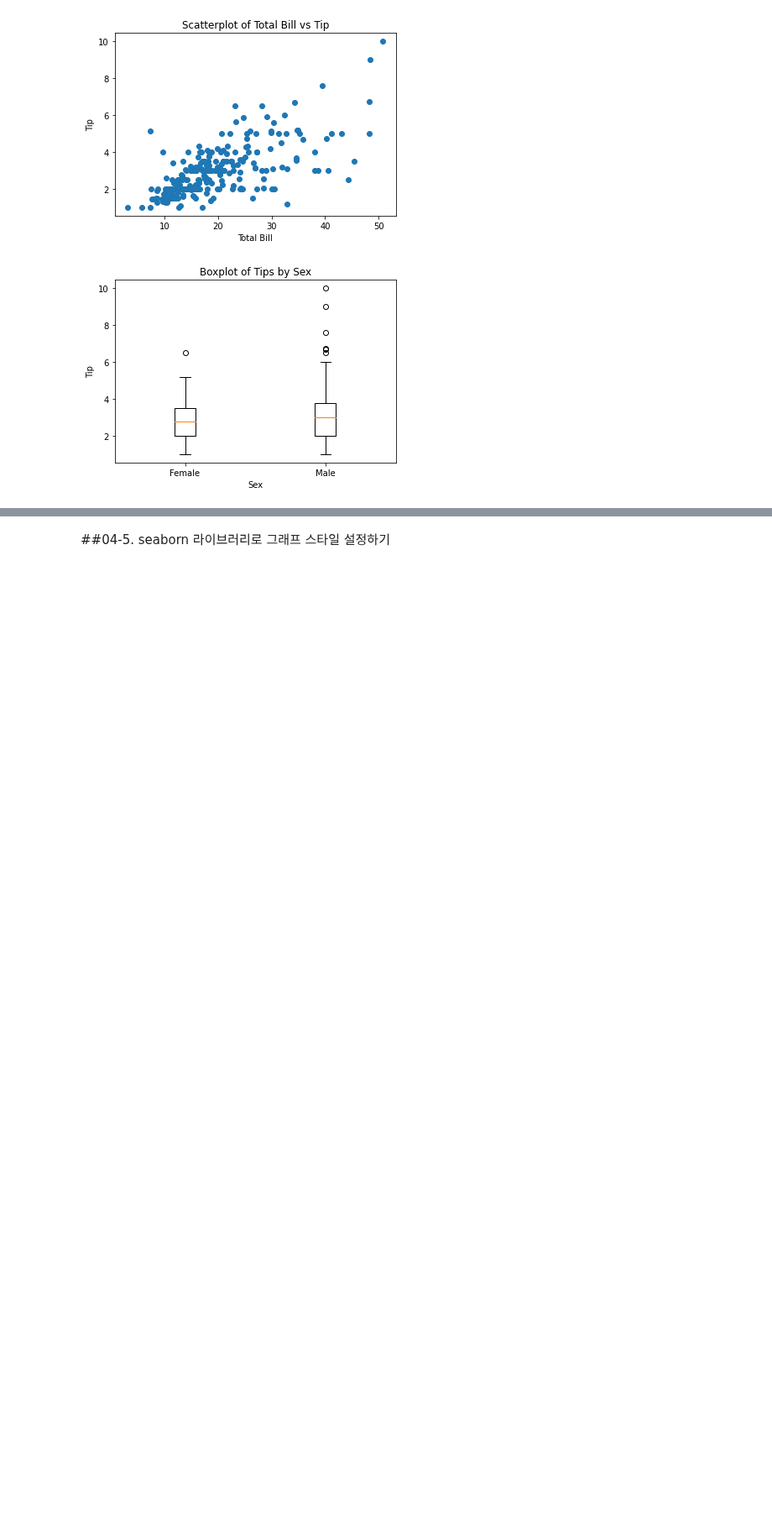
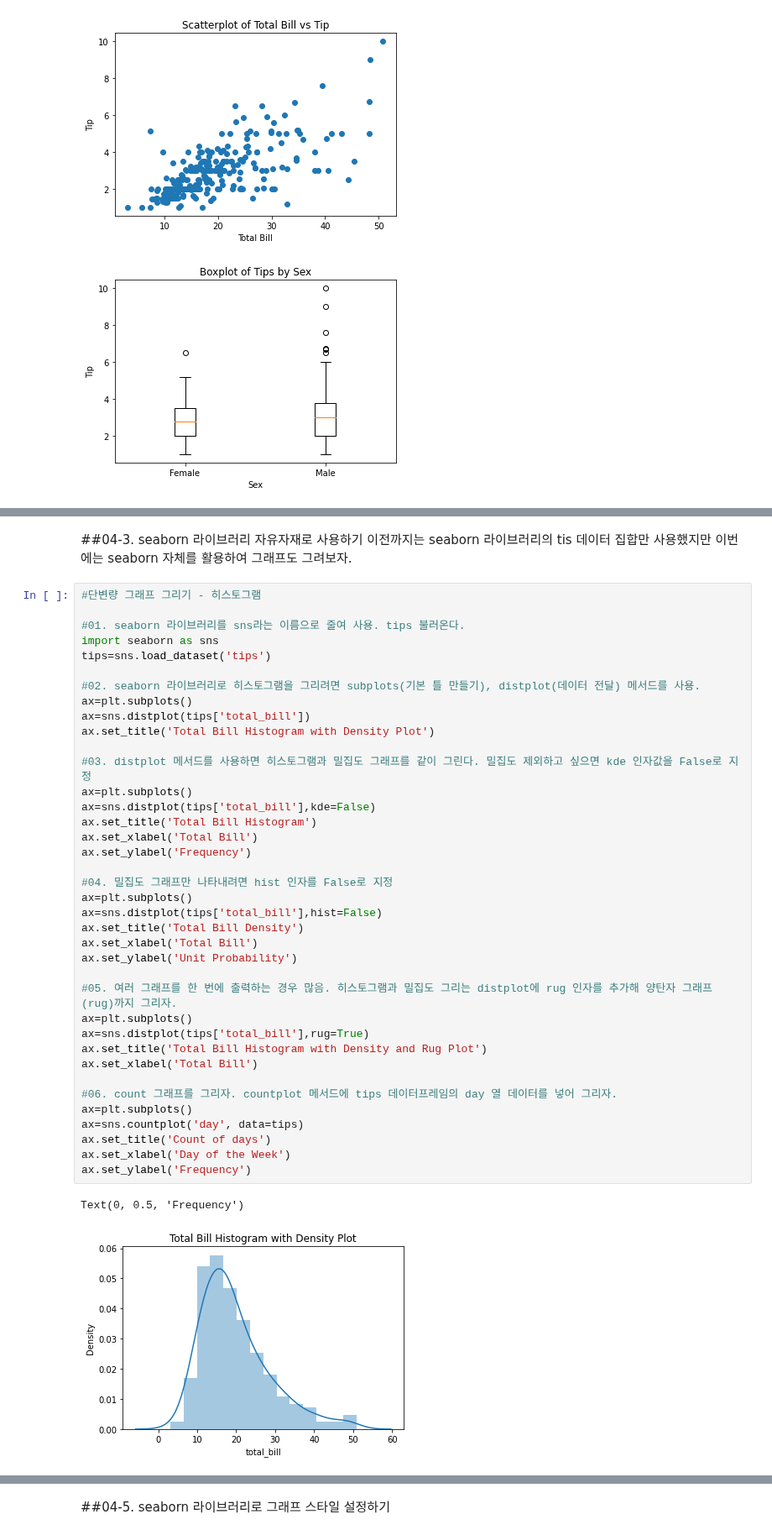
Before and after one commit to nyoons/ESAA, a Jupyter notebook: 2022_09_26_과제_두잇_판다스_입문.ipynb, the cells around one changed output, grey strips where cells are left out. Shown at 84% size. Drawn from its saved outputs; the diff is of its cells as text; blank space fills up the shorter version.

```diff
--- a/2022_09_26_과제_두잇_판다스_입문.ipynb
+++ b/2022_09_26_과제_두잇_판다스_입문.ipynb
@@ -150,0 +184,44 @@ Text(0.5, 1.0, 'Boxplot of Tips by Sex')
+# %% [markdown]
+##04-3. seaborn 라이브러리 자유자재로 사용하기
+이전까지는 seaborn 라이브러리의 tis 데이터 집합만 사용했지만 이번에는 seaborn 자체를 활용하여 그래프도 그려보자.
+# %%
+#단변량 그래프 그리기 - 히스토그램
+
+#01. seaborn 라이브러리를 sns라는 이름으로 줄여 사용. tips 불러온다.
+import seaborn as sns
+tips=sns.load_dataset('tips')
+
+#02. seaborn 라이브러리로 히스토그램을 그리려면 subplots(기본 틀 만들기), distplot(데이터 전달) 메서드를 사용.
+ax=plt.subplots()
+ax=sns.distplot(tips['total_bill'])
+ax.set_title('Total Bill Histogram with Density Plot')
+
+#03. distplot 메서드를 사용하면 히스토그램과 밀집도 그래프를 같이 그린다. 밀집도 제외하고 싶으면 kde 인자값을 False로 지정
+ax=plt.subplots()
+ax=sns.distplot(tips['total_bill'],kde=False)
+ax.set_title('Total Bill Histogram')
+ax.set_xlabel('Total Bill')
+ax.set_ylabel('Frequency')
+
+#04. 밀집도 그래프만 나타내려면 hist 인자를 False로 지정
+ax=plt.subplots()
+ax=sns.distplot(tips['total_bill'],hist=False)
+ax.set_title('Total Bill Density')
+ax.set_xlabel('Total Bill')
+ax.set_ylabel('Unit Probability')
+
+#05. 여러 그래프를 한 번에 출력하는 경우 많음. 히스토그램과 밀집도 그리는 distplot에 rug 인자를 추가해 양탄자 그래프(rug)까지 그리자.
+ax=plt.subplots()
+ax=sns.distplot(tips['total_bill'],rug=True)
+ax.set_title('Total Bill Histogram with Density and Rug Plot')
+ax.set_xlabel('Total Bill')
+
+#06. count 그래프를 그리자. countplot 메서드에 tips 데이터프레임의 day 열 데이터를 넣어 그리자.
+ax=plt.subplots()
+ax=sns.countplot('day', data=tips)
+ax.set_title('Count of days')
+ax.set_xlabel('Day of the Week')
+ax.set_ylabel('Frequency')
+# %% [output]
+Text(0, 0.5, 'Frequency')
+[figure, added]
```
Also changed, not shown: parts of 8 cells of this notebook.
